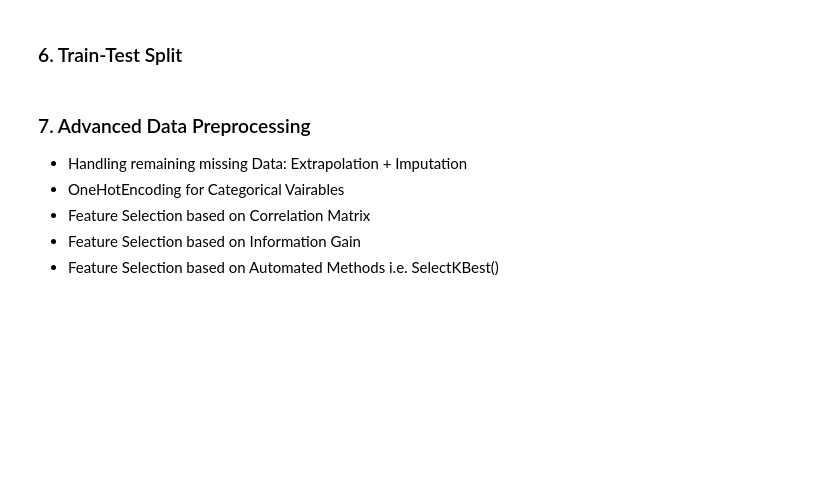
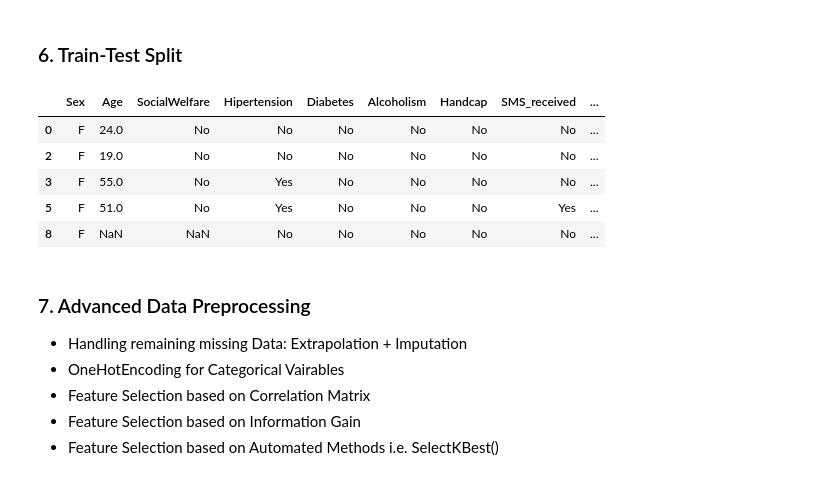
Before and after one commit to MRaza98/BIPM, a Jupyter notebook: Data Science/Project/group_copy_paste.ipynb, the cells around one changed output. Saved outputs shown, nothing was run; the diff lists cells and outputs as text; code cells hidden in the pictures; blank space fills up the shorter version.

```diff
--- a/Data Science/Project/group_copy_paste.ipynb
+++ b/Data Science/Project/group_copy_paste.ipynb
@@ -444,6 +444,15 @@ y_train = df_t[df_t['PatientId'].isin(patients_train)]["No-show"]
 
 X_test = df_t[df_t['PatientId'].isin(patients_test)].drop(columns_to_drop, axis=1)
 y_test = df_t[df_t['PatientId'].isin(patients_test)]["No-show"]
+# %%
+X_train.head()
+# %% [output]
+|  | Sex | Age | SocialWelfare | Hipertension | Diabetes | Alcoholism | Handcap | SMS_received | ... |
+| 0 | F | 24.0 | No | No | No | No | No | No | ... |
+| 2 | F | 19.0 | No | No | No | No | No | No | ... |
+| 3 | F | 55.0 | No | Yes | No | No | No | No | ... |
+| 5 | F | 51.0 | No | Yes | No | No | No | Yes | ... |
+| 8 | F | NaN | NaN | No | No | No | No | No | ... |
 # %% [markdown]
 ### 7. Advanced Data Preprocessing
 - Handling remaining missing Data: Extrapolation + Imputation
```
Also changed, not shown: parts of 38 cells of this notebook, 1 other file.
